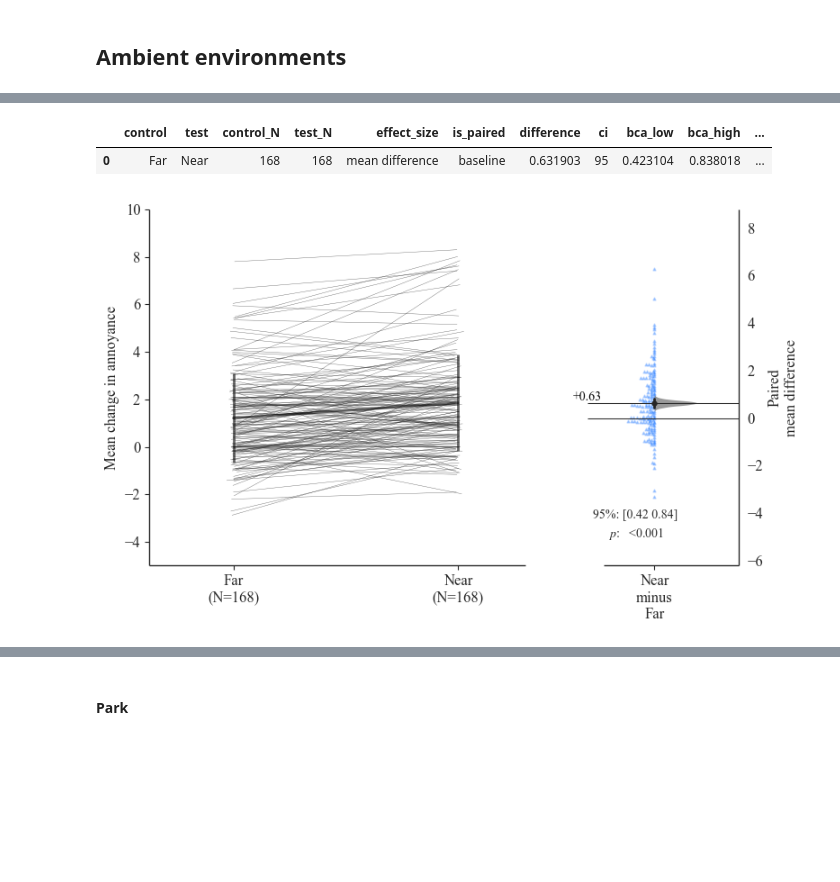
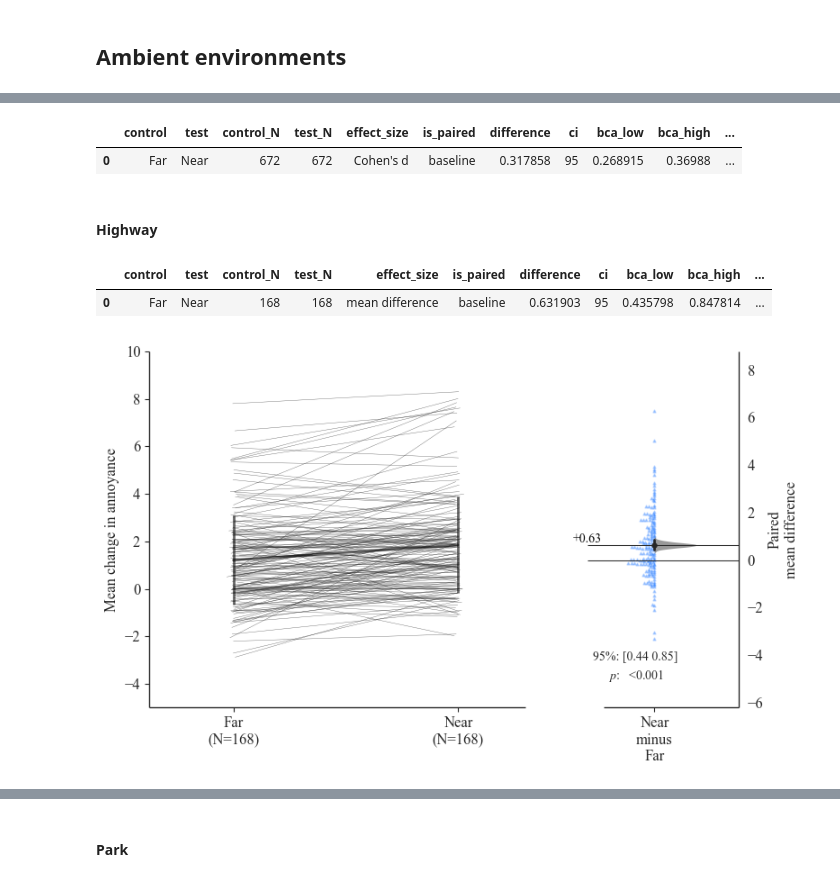
Before and after one commit to acoustics-code-salford/refmap-psychoacoustics, a Jupyter notebook: src/refmap_psychoacoustics/notebooks/refmap_listest2_analysis_dabest.ipynb, the cells around one changed output, grey strips where cells are left out. Drawn from its saved outputs; the diff is of its cells as text; code cells hidden in the pictures; blank space fills up the shorter version.

```diff
--- a/src/refmap_psychoacoustics/notebooks/refmap_listest2_analysis_dabest.ipynb
+++ b/src/refmap_psychoacoustics/notebooks/refmap_listest2_analysis_dabest.ipynb
@@ -249,18 +348,22 @@ dataloadBL.cohens_d.statistical_tests
 # select subset of data for analysis and sort
 data = dataBySubjTest[(dataBySubjTest['ID'] != 49)
                        & (dataBySubjTest['UASEvents'] == 1)
-                       & (dataBySubjTest['AmbientEnv'] == "Highway")]
+                       & (dataBySubjTest['AmbientEnv'] != "Highway (low)")
+                       & (dataBySubjTest['AmbientEnv'] != "Park (high)")]
 data = data.loc[:, ['ID', 'StimID', 'AmbientEnv', 'UASOperation', 'UASProximity', 'UASType', 'dAnnoyance']]
 data.sort_values(by=['ID', 'StimID'], inplace=True)
 
+# remove unused categories from categorical columns
+data['UASProximity'] = data['UASProximity'].cat.remove_unused_categories()
+data['AmbientEnv'] = data['AmbientEnv'].cat.remove_unused_categories()
+
 # create dummy pairing ID for each participant to allow for paired analysis
-data['dummyID'] = np.repeat(np.arange(1, len(data['ID'])//len(data['UASProximity'].unique()) + 1, dtype=int),
-                            len(data['UASProximity'].unique()), axis=0)
+grouping_cols = ['ID', 'UASOperation', 'AmbientEnv', 'UASType']
+
+# ngroup() automatically assigns an identical integer to matching sets
+# across the different environment conditions
+data['dummyID'] = data.groupby(grouping_cols).ngroup() + 1
+data.sort_values(by=['dummyID', 'ID', 'StimID'], inplace=True)
 
 # remove any dummyID pairs of rows with at least one missing value
-for dummyID in data['dummyID'].unique():
-    if data[data['dummyID'] == dummyID].isnull().any(axis=None):
-        data = data[data['dummyID'] != dummyID]
-
-# remove unused categories from categorical columns
-data['UASProximity'] = data['UASProximity'].cat.remove_unused_categories()
+data = data.groupby('dummyID').filter(lambda x: not x.isnull().any().any())
@@ -272,4 +420,19 @@ dataloadBL = dabest.load(data=data, idx=("Far", "Near"), x='UASProximity', y='dA
+# %%
+out = pd.concat([out, dataloadBL.mean_diff.statistical_tests])
+# calculate and display Cohen's d
+outd = pd.concat([outd, dataloadBL.cohens_d.statistical_tests])
+dataloadBL.cohens_d.statistical_tests
+# %% [output]
+|  | control | test | control_N | test_N | effect_size | is_paired | difference | ci | bca_low | bca_high | ... |
+| 0 | Far | Near | 672 | 672 | Cohen's d | baseline | 0.317858 | 95 | 0.268915 | 0.36988 | ... |
+# %% [markdown]
+#### Highway
 # %%
+# assign data for processing
+dataloadBL = dabest.load(data=data[data['AmbientEnv'] == "Highway"], idx=("Far", "Near"), x='UASProximity', y='dAnnoyance', paired='baseline',
+                         id_col='dummyID', resamples=5000, random_seed=303,
+                         ps_adjust=True)
+
 # calculate effect sizes and plot
 fig, ax = plt.subplots(figsize=(8, 5))
 dataMD = dataloadBL.mean_diff.plot(contrast_bars=False,
@@ -278,43 +441,38 @@ dataMD = dataloadBL.mean_diff.plot(contrast_bars=False,
                                    contrast_marker_size=3.5,
                                    show_baseline_ec=True,
                                    contrast_kwargs={'alpha': 0.8},
-                                   legend_kwargs={'bbox_to_anchor': [-1.75, 1.3], 'fontsize': 11,
-                                                  'ncol': 4, 'title': r'Ambient env'},
                                    delta_dot_kwargs={'size': 1, 'side': 'left',
                                                      'alpha': 0.25, 'zorder': 1,
                                                      'color': mycolours[0:]},
-                                   contrast_ylim=(-5, 10),
                                    slopegraph_kwargs={'linewidth': 0.25,
                                                       'alpha': 0.8,
                                                       'jitter': 0.05,
                                                       'color': mycolours[0:]},
                                    ax=ax)
 
 diffs = dataloadBL.mean_diff.statistical_tests[['difference',
                                                 'bca_low',
                                                 'bca_high',
                                                 'pvalue_permutation']].values
-
-axs = dataMD.axes
 
 # label results
 ax.text(x=1.6, y=-3, s="95%: " + str(round_trad(diffs[0, 1:3], digits=2)), fontsize=10)
 ax.text(x=1.67, y=-3.8, s=r"$p$:   " + display_round(diffs[0, 3], digits=3), fontsize=10)
 
 if saveplots:
 
     filename = "ProximityHighwayDabest"
 
     plt.savefig(os.path.join(outFigPath, "svg", filename + ".svg"),
                 format='svg', bbox_inches='tight')
     plt.savefig(os.path.join(outFigPath, "pdf", filename + ".pdf"),
                 format='pdf', bbox_inches='tight')
 
 dataMD;
 dataloadBL.mean_diff.statistical_tests
 # %% [output]
 |  | control | test | control_N | test_N | effect_size | is_paired | difference | ci | bca_low | bca_high | ... |
-| 0 | Far | Near | 168 | 168 | mean difference | baseline | 0.631903 | 95 | 0.423104 | 0.838018 | ... |
+| 0 | Far | Near | 168 | 168 | mean difference | baseline | 0.631903 | 95 | 0.435798 | 0.847814 | ... |
 [figure]
 # %%
 out = pd.concat([out, dataloadBL.mean_diff.statistical_tests])
```
Also changed, not shown: parts of 23 cells of this notebook, 1 other file.
